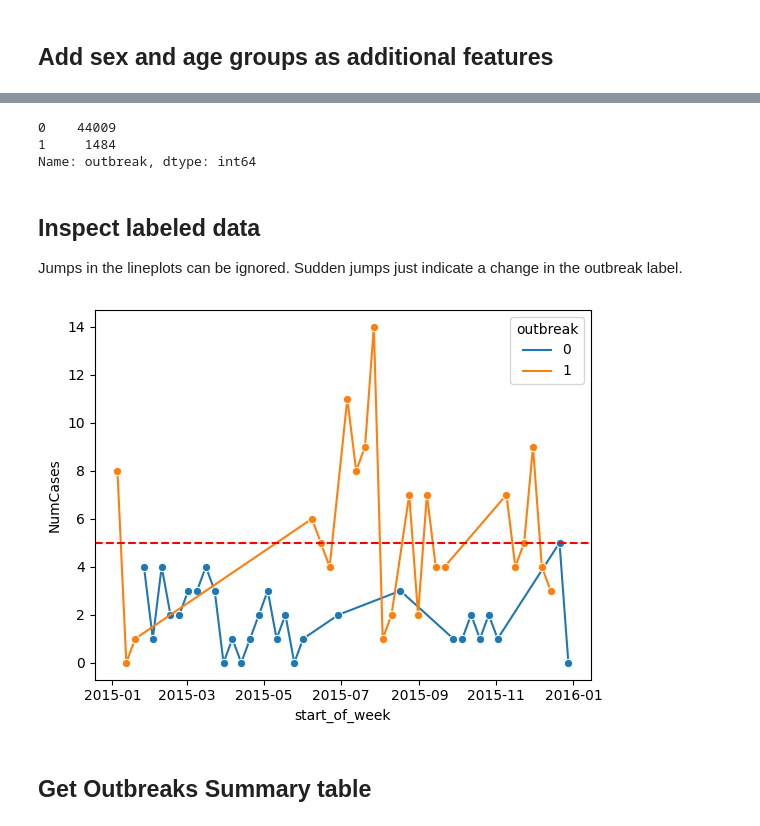
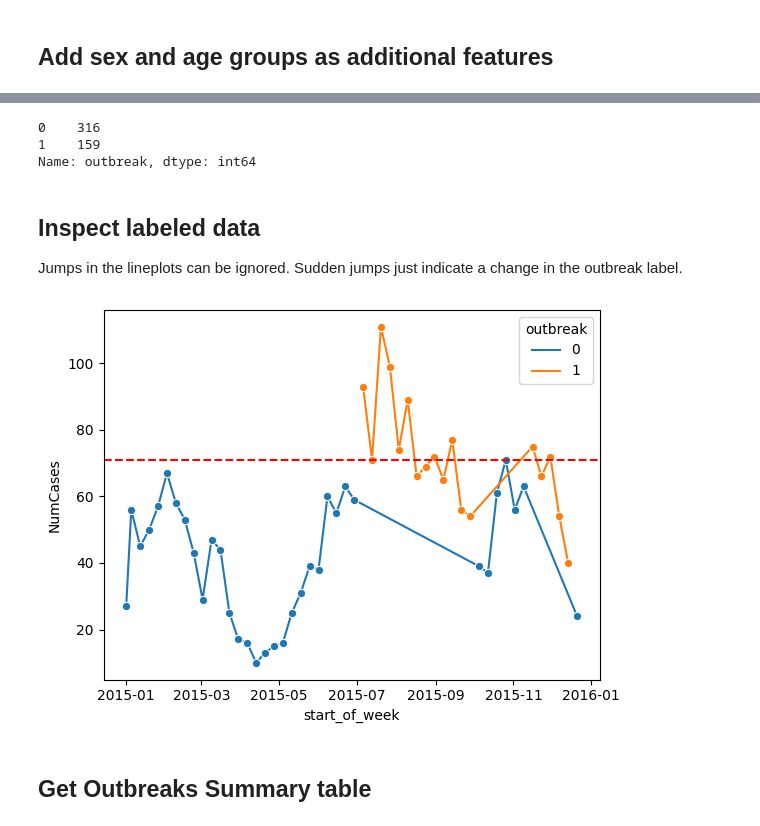
Before and after one commit to thinkingmachines/project-cchain, a Jupyter notebook: notebooks/baseline-model/01-lgu-data-prep.ipynb, the cells around one changed output, grey strips where cells are left out. Drawn from its saved outputs; the diff is of its cells as text; code cells hidden in the pictures.

Commit message:
Change labeling and threshold to city weekly

```diff
--- a/notebooks/baseline-model/01-lgu-data-prep.ipynb
+++ b/notebooks/baseline-model/01-lgu-data-prep.ipynb
@@ -478,7 +489,7 @@ brgy_weekly["NumCases"].fillna(0, inplace=True)
 # %%
 # compute for age statistics
 agg_age_dengue_df = (
-    dengue_w_aoi.groupby(["start_of_week", "ADM4_PCODE"])
+    dengue_w_aoi.groupby(["start_of_week"])
     .agg(
         {
             "AgeYears": ["min", "max", "mean", "median", "std"],
@@ -487,7 +498,7 @@ agg_age_dengue_df = (
     .reset_index()
 )
 
-agg_age_dengue_df.columns = ["start_of_week", "ADM4_PCODE"] + [
+agg_age_dengue_df.columns = ["start_of_week"] + [
     f"Age_{stat}" for stat in ["min", "max", "mean", "median", "std"]
 ]
 
@@ -502,13 +513,13 @@ agg_age_dengue_df.head()
 # %%
 # aggregate number of cases based on sex
 agg_sex_dengue_df = (
-    dengue_w_aoi.groupby(["start_of_week", "ADM4_PCODE", "Sex"])
+    dengue_w_aoi.groupby(["start_of_week", "Sex"])
     .size()
     .unstack(fill_value=0)
     .reset_index()
     .rename_axis(columns=None)
 )
 # Rename the columns for clarity
-agg_sex_dengue_df.columns = ["start_of_week", "ADM4_PCODE", "Female", "Male"]
+agg_sex_dengue_df.columns = ["start_of_week", "Female", "Male"]
 agg_sex_dengue_df.head()
 # %% [output]
@@ -521,7 +532,5 @@ agg_sex_dengue_df.head()
 # %%
 # merge additional features into one table
-agg_age_sex_df = agg_age_dengue_df.merge(
-    agg_sex_dengue_df, on=["start_of_week", "ADM4_PCODE"]
-)
+agg_age_sex_df = agg_age_dengue_df.merge(agg_sex_dengue_df, on=["start_of_week"])
 agg_age_sex_df.head()
 # %% [output]
@@ -534,7 +543,5 @@ agg_age_sex_df.head()
 # %%
 # join with the brgy_weekly with complete dates
-brgy_weekly_w_feat = brgy_weekly.merge(
-    agg_age_sex_df, on=["start_of_week", "ADM4_PCODE"], how="left"
-)
-brgy_weekly_w_feat.head()
+city_weekly_w_feat = city_weekly.merge(agg_age_sex_df, on=["start_of_week"], how="left")
+city_weekly_w_feat.head()
 # %% [output]
@@ -598,9 +605,9 @@ brgy_weekly_w_feat.to_csv(
 )
 # %%
-brgy_weekly_w_feat["outbreak"].value_counts(dropna=False)
+city_weekly_w_feat["outbreak"].value_counts(dropna=False)
 # %% [output]
-0    44009
-1     1484
+0    316
+1    159
 Name: outbreak, dtype: int64
 # %% [markdown]
 ## Inspect labeled data
@@ -609,20 +616,17 @@ Jumps in the lineplots can be ignored. Sudden jumps just indicate a change in th
 # %%
 sns.lineplot(
     x="start_of_week",
     y="NumCases",
-    data=brgy_weekly_w_feat[
-        (brgy_weekly_w_feat["ADM4_PCODE"] == "PH097332087")
-        & (brgy_weekly_w_feat["start_of_week"].dt.year == 2015)
-    ],
+    data=city_weekly_w_feat[(city_weekly_w_feat["start_of_week"].dt.year == 2015)],
     hue="outbreak",
     marker="o",
 )
 
 # Add a horizontal line for the threshold
-plt.axhline(5, color="red", linestyle="--", label="Threshold")
+plt.axhline(71, color="red", linestyle="--", label="Threshold")
 # Show the plot
 plt.show()
 # %% [output]
-[figure, old version]
+[figure, new version]
 # %% [markdown]
 ## Get Outbreaks Summary table
```
Also changed, not shown: parts of 38 cells of this notebook.
